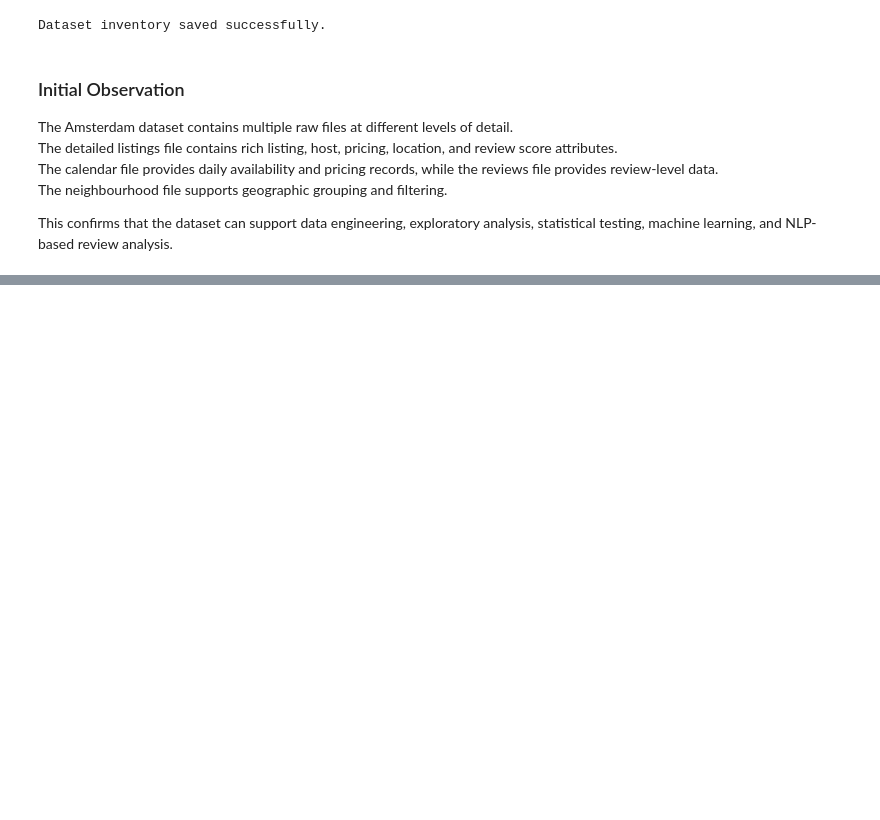
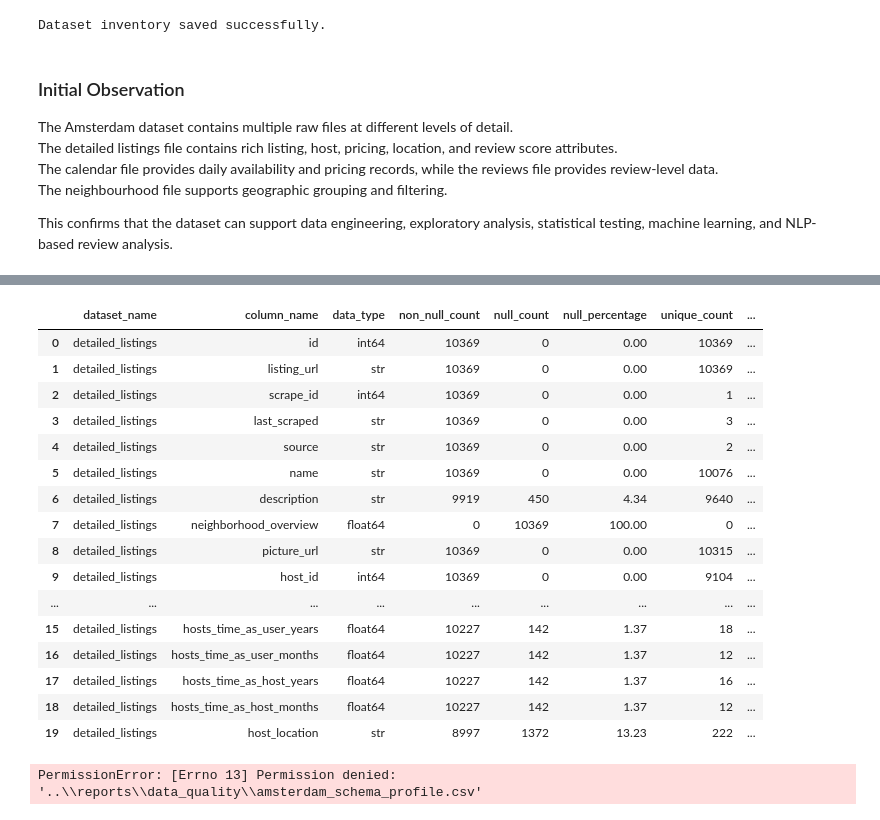
Before and after one commit to Tnadeeja/Inside-Airbnb-Market-Intelligence-Platform-Data-Engineering-Analytics-AI, a Jupyter notebook: notebooks/01_dataset_familiarization.ipynb, the cells around one changed output, grey strips where cells are left out. Drawn from its saved outputs; the diff is of its cells as text; code cells hidden in the pictures; blank space fills up the shorter version.

Commit message:
Add missing value and data quality profiling

```diff
--- a/notebooks/01_dataset_familiarization.ipynb
+++ b/notebooks/01_dataset_familiarization.ipynb
@@ -158,0 +165,63 @@ This confirms that the dataset can support data engineering, exploratory analysi
+# %%
+def create_schema_profile(df, dataset_name):
+    """
+    Create a column-level schema profile for a dataframe.
+    """
+    profile_rows = []
+
+    for column in df.columns:
+        sample_values = (
+            df[column]
+            .dropna()
+            .astype(str)
+            .unique()[:5]
+        )
+
+        profile_rows.append({
+            "dataset_name": dataset_name,
+            "column_name": column,
+            "data_type": str(df[column].dtype),
+            "non_null_count": df[column].notna().sum(),
+            "null_count": df[column].isna().sum(),
+            "null_percentage": round((df[column].isna().sum() / len(df)) * 100, 2),
+            "unique_count": df[column].nunique(dropna=True),
+            "sample_values": " | ".join(sample_values)
+        })
+
+    return pd.DataFrame(profile_rows)
+# %%
+schema_profiles = []
+
+for dataset_name, df in datasets.items():
+    schema_profile = create_schema_profile(df, dataset_name)
+    schema_profiles.append(schema_profile)
+
+all_schema_profiles_df = pd.concat(schema_profiles, ignore_index=True)
+
+all_schema_profiles_df.head(20)
+# %% [output]
+|  | dataset_name | column_name | data_type | non_null_count | null_count | null_percentage | unique_count | ... |
+| 0 | detailed_listings | id | int64 | 10369 | 0 | 0.00 | 10369 | ... |
+| 1 | detailed_listings | listing_url | str | 10369 | 0 | 0.00 | 10369 | ... |
+| 2 | detailed_listings | scrape_id | int64 | 10369 | 0 | 0.00 | 1 | ... |
+| 3 | detailed_listings | last_scraped | str | 10369 | 0 | 0.00 | 3 | ... |
+| 4 | detailed_listings | source | str | 10369 | 0 | 0.00 | 2 | ... |
+| 5 | detailed_listings | name | str | 10369 | 0 | 0.00 | 10076 | ... |
+| 6 | detailed_listings | description | str | 9919 | 450 | 4.34 | 9640 | ... |
+| 7 | detailed_listings | neighborhood_overview | float64 | 0 | 10369 | 100.00 | 0 | ... |
+| 8 | detailed_listings | picture_url | str | 10369 | 0 | 0.00 | 10315 | ... |
+| 9 | detailed_listings | host_id | int64 | 10369 | 0 | 0.00 | 9104 | ... |
+| ... | ... | ... | ... | ... | ... | ... | ... | ... |
+| 15 | detailed_listings | hosts_time_as_user_years | float64 | 10227 | 142 | 1.37 | 18 | ... |
+| 16 | detailed_listings | hosts_time_as_user_months | float64 | 10227 | 142 | 1.37 | 12 | ... |
+| 17 | detailed_listings | hosts_time_as_host_years | float64 | 10227 | 142 | 1.37 | 16 | ... |
+| 18 | detailed_listings | hosts_time_as_host_months | float64 | 10227 | 142 | 1.37 | 12 | ... |
+| 19 | detailed_listings | host_location | str | 8997 | 1372 | 13.23 | 222 | ... |
+# %%
+schema_output_path = REPORTS_PATH / "amsterdam_schema_profile.csv"
+
+all_schema_profiles_df.to_csv(schema_output_path, index=False)
+
+print(f"Schema profile saved to: {schema_output_path}")
+# %% [output]
+PermissionError: [Errno 13] Permission denied: '..\\reports\\data_quality\\amsterdam_schema_profile.csv'
```
Also changed, not shown: parts of 15 cells of this notebook, 4 other files.
